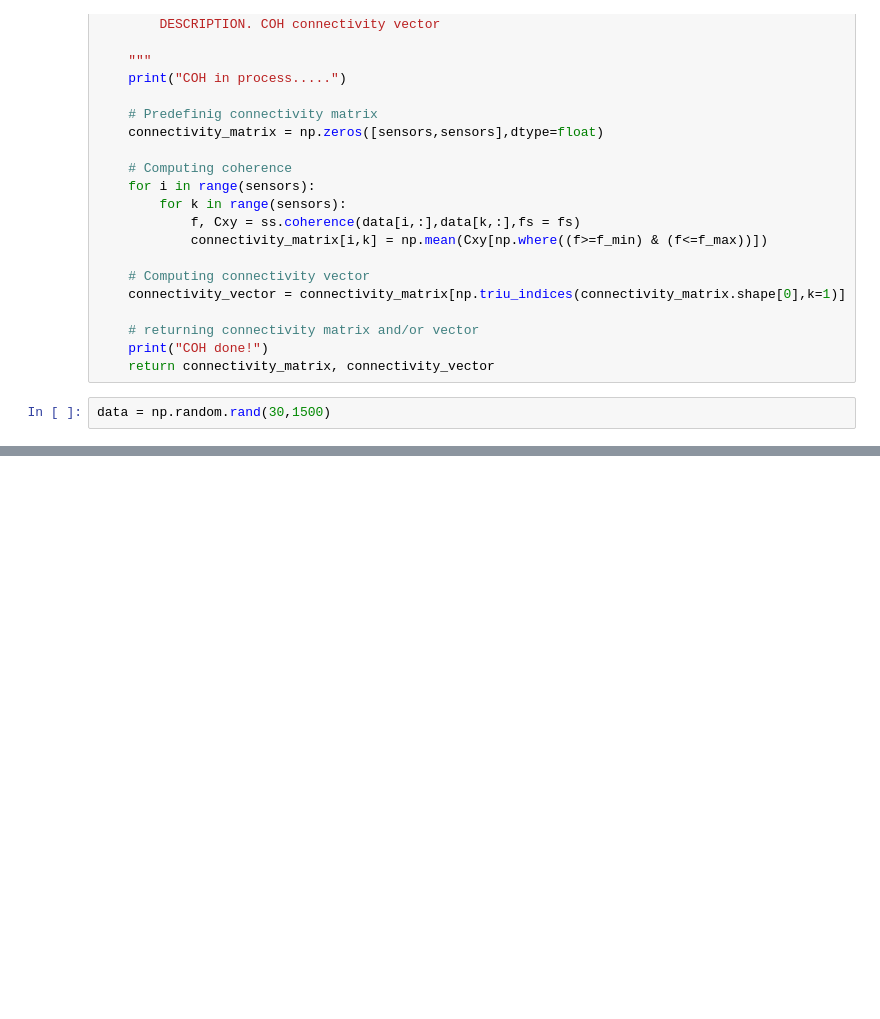
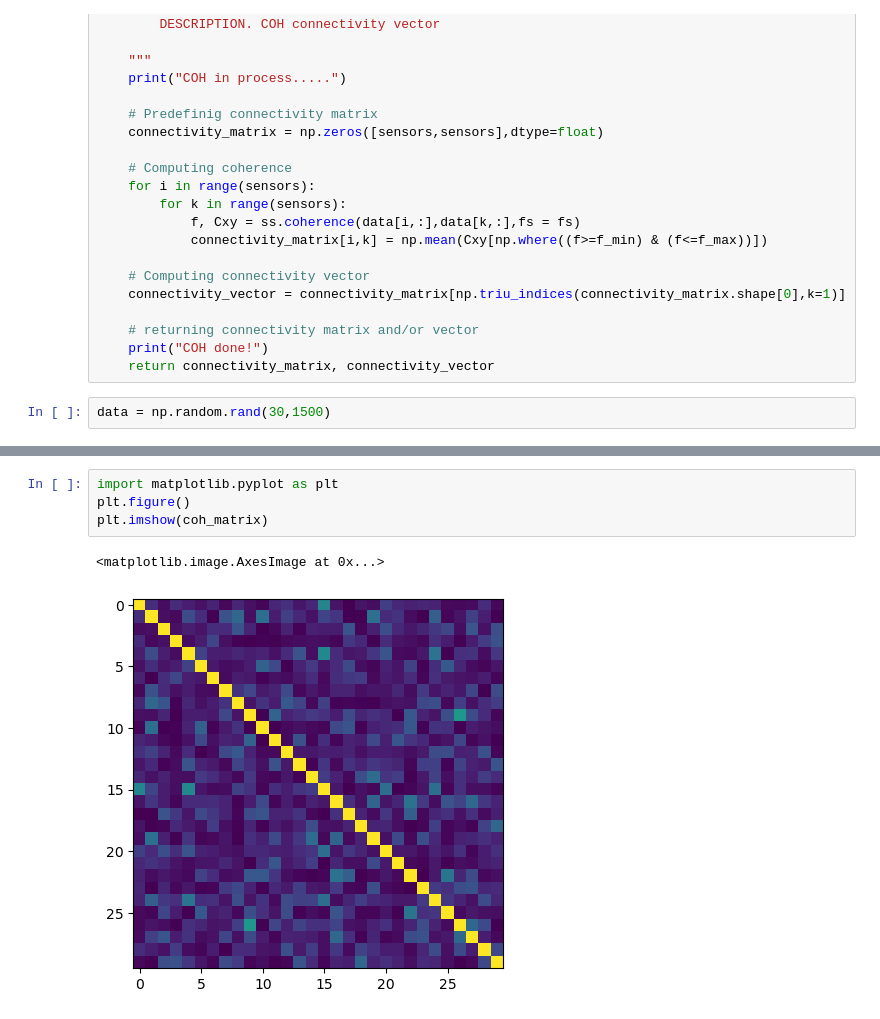
Before and after one commit to henry880127/DementiaAnalysis, a Jupyter notebook: connectivit_test.ipynb, the cells around one changed output, grey strips where cells are left out. Cells and saved outputs as stored; diff of their text form; blank space fills up the shorter version.

```diff
--- a/connectivit_test.ipynb
+++ b/connectivit_test.ipynb
@@ -93,0 +115,7 @@ pli_matrix, pli_vector = pli_connectivity(30,data)
+# %%
+import matplotlib.pyplot as plt
+plt.figure()
+plt.imshow(coh_matrix)
+# %% [output]
+<matplotlib.image.AxesImage at 0x...>
+[figure, added]
```
Also changed, not shown: parts of 1 cell of this notebook, 7 other files.
